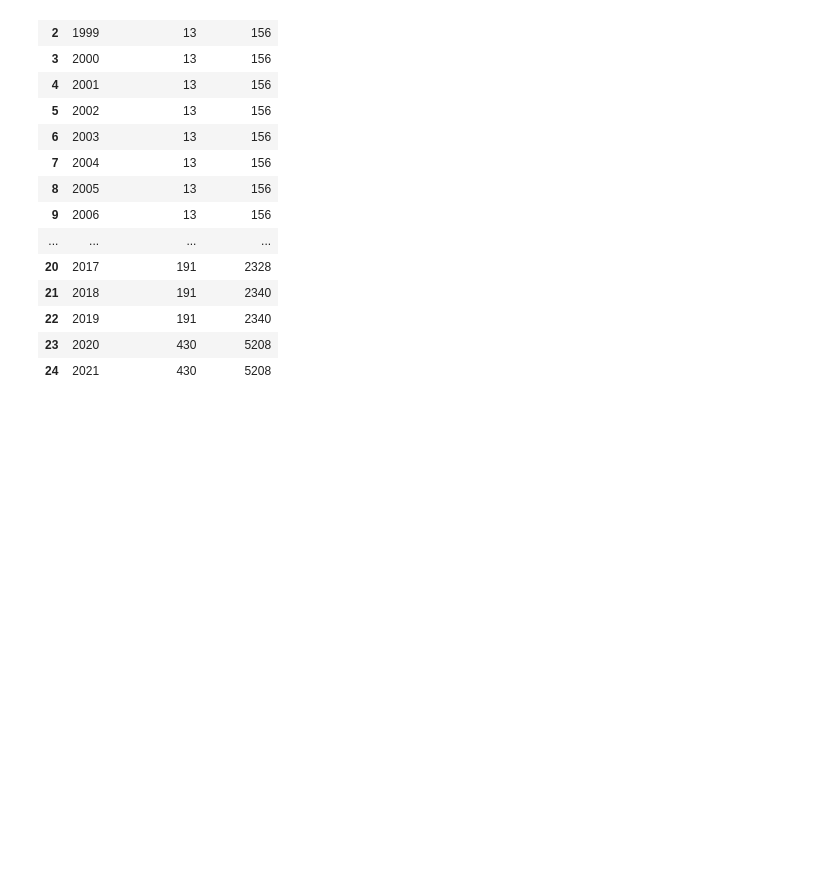
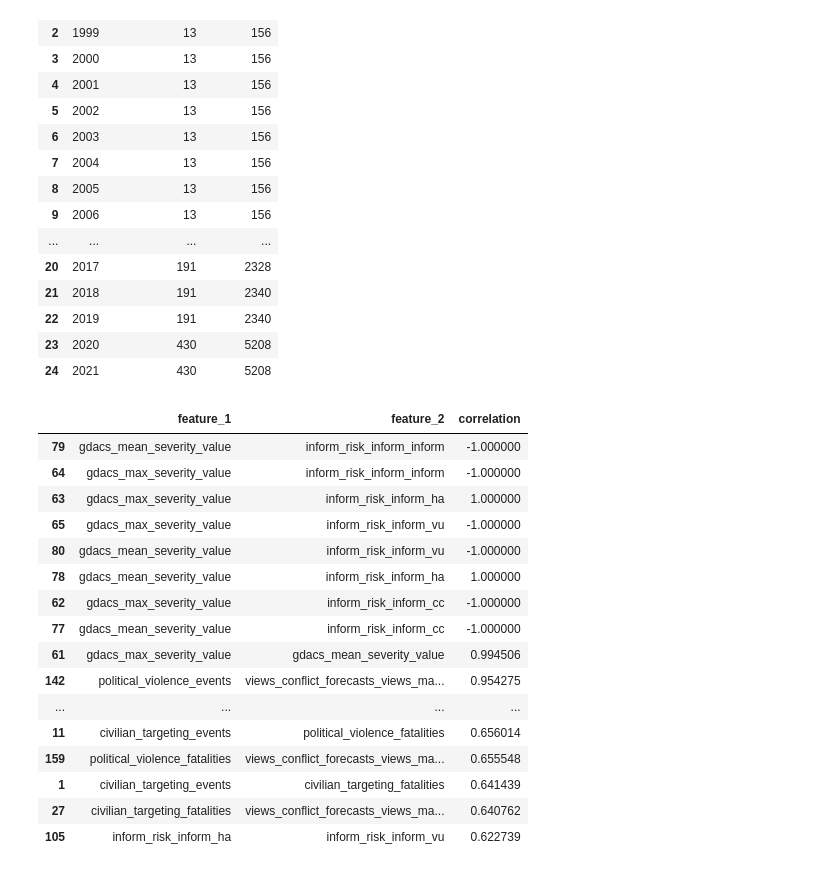
Before and after one commit to Arobnett/HDX-sources-and-more-API-connection, a Jupyter notebook: notebooks/04_eda_open_source.ipynb, the cells around one changed output. Cells and saved outputs as stored; diff of their text form; code cells hidden in the pictures; blank space fills up the shorter version.

```diff
--- a/notebooks/04_eda_open_source.ipynb
+++ b/notebooks/04_eda_open_source.ipynb
@@ -142,6 +142,39 @@ coverage.head(25)
 | 22 | 2019 | 191 | 2340 |
 | 23 | 2020 | 430 | 5208 |
 | 24 | 2021 | 430 | 5208 |
+# %%
+numeric_features = base_features.drop(
+    columns=["year", "month"],
+    errors="ignore"
+).select_dtypes(include="number")
+
+correlations = numeric_features.corr().stack().reset_index()
+correlations.columns = ["feature_1", "feature_2", "correlation"]
+correlations = correlations[correlations["feature_1"] < correlations["feature_2"]]
+
+correlations.sort_values(
+    "correlation",
+    key=lambda s: s.abs(),
+    ascending=False
+).head(25)
+# %% [output]
+|  | feature_1 | feature_2 | correlation |
+| 79 | gdacs_mean_severity_value | inform_risk_inform_inform | -1.000000 |
+| 64 | gdacs_max_severity_value | inform_risk_inform_inform | -1.000000 |
+| 63 | gdacs_max_severity_value | inform_risk_inform_ha | 1.000000 |
+| 65 | gdacs_max_severity_value | inform_risk_inform_vu | -1.000000 |
+| 80 | gdacs_mean_severity_value | inform_risk_inform_vu | -1.000000 |
+| 78 | gdacs_mean_severity_value | inform_risk_inform_ha | 1.000000 |
+| 62 | gdacs_max_severity_value | inform_risk_inform_cc | -1.000000 |
+| 77 | gdacs_mean_severity_value | inform_risk_inform_cc | -1.000000 |
+| 61 | gdacs_max_severity_value | gdacs_mean_severity_value | 0.994506 |
+| 142 | political_violence_events | views_conflict_forecasts_views_ma... | 0.954275 |
+| ... | ... | ... | ... |
+| 11 | civilian_targeting_events | political_violence_fatalities | 0.656014 |
+| 159 | political_violence_fatalities | views_conflict_forecasts_views_ma... | 0.655548 |
+| 1 | civilian_targeting_events | civilian_targeting_fatalities | 0.641439 |
+| 27 | civilian_targeting_fatalities | views_conflict_forecasts_views_ma... | 0.640762 |
+| 105 | inform_risk_inform_ha | inform_risk_inform_vu | 0.622739 |
 # %%
 correlations.sort_values('correlation', key=lambda s: s.abs(), ascending=False).head(25) if not correlations.empty else correlations
 # %% [output]
```
Also changed, not shown: parts of 1 cell of this notebook.
